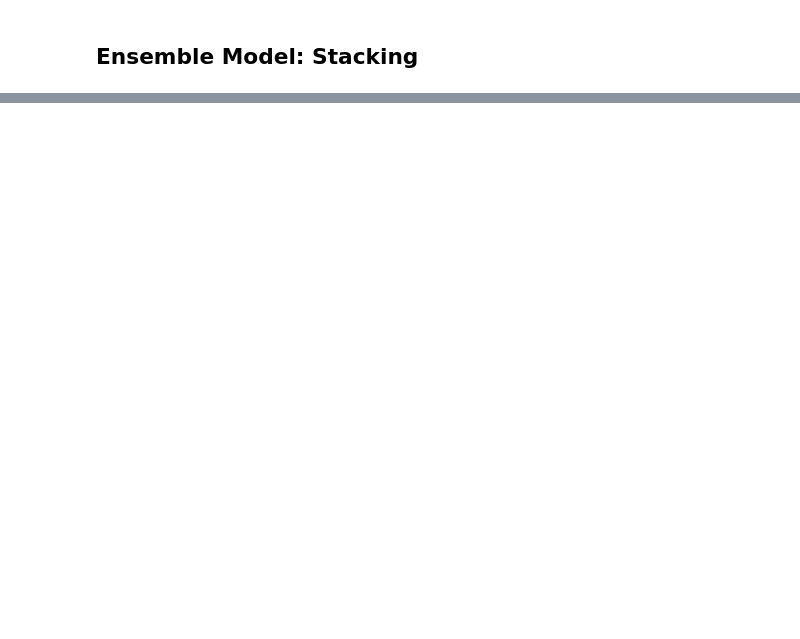
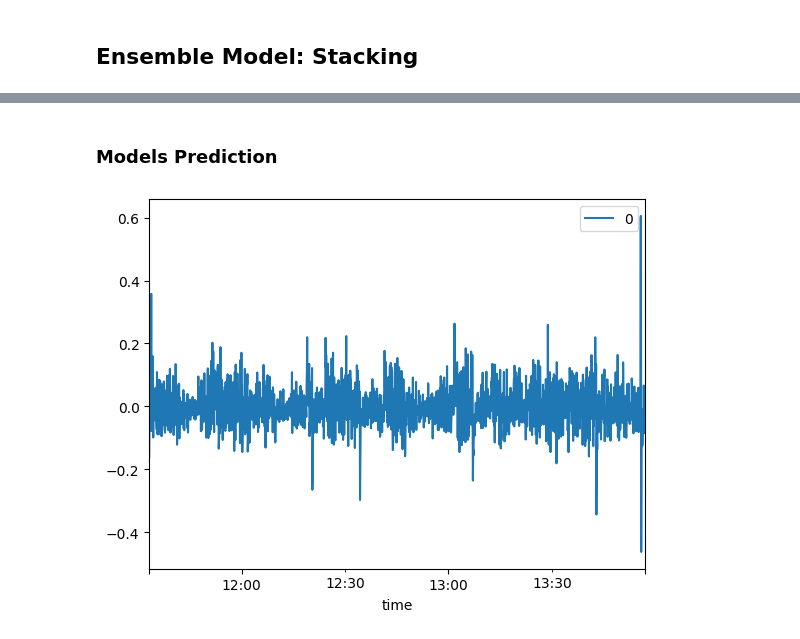
Before and after one commit to meng-rcis/rcie-system-metrics-prediction, a Jupyter notebook: two-stages/metrics/v2/v2.2/metrics.ensemble.stacking.ipynb, the cells around one changed output, grey strips where cells are left out. Drawn from its saved outputs; the diff is of its cells as text; code cells hidden in the pictures; blank space fills up the shorter version.

Commit message:
Add ARIMA Model

```diff
--- a/two-stages/metrics/v2/v2.2/metrics.ensemble.stacking.ipynb
+++ b/two-stages/metrics/v2/v2.2/metrics.ensemble.stacking.ipynb
@@ -26,14 +12,0 @@ from statsmodels.tsa.arima.model import ARIMA
-# %%
-df = pickle.load(open('../common/df.p', 'rb'))
-feature_cols = pickle.load(open('../common/feature_cols.p', 'rb'))
-target_col = ['cpu_usage']
-
-df_reset = df.reset_index()
-X = df_reset[feature_cols]
-y = df_reset[target_col]
-
-# Split data
-train_size = int(len(df) * 0.8)
-train, test = df_reset[0:train_size], df_reset[train_size:len(df)]
-X_train, y_train = train[feature_cols], train[target_col]
-X_test, y_test = test[feature_cols], test[target_col]
@@ -71,0 +13,6 @@ You can set `force_col_wise=true` to remove the overhead.
+# %%
+df = pickle.load(open('../common/df.p', 'rb'))
+
+# Split data into train and test sets 80:20
+train_size = int(len(df) * 0.8)
+train_cpu, test_cpu = df['cpu_usage'].iloc[:train_size], df['cpu_usage'].iloc[train_size:]
@@ -71,0 +25,15 @@ You can set `force_col_wise=true` to remove the overhead.
+# %%
+def train_arima(series, order=(1,1,1)):
+    """
+    Train an ARIMA model on a given time series.
+
+    Parameters:
+    - series: Pandas Series object representing the time series data.
+    - order: A tuple representing the (p,d,q) parameters for ARIMA.
+
+    Returns:
+    - model_fit: The trained ARIMA model.
+    """
+    model = ARIMA(series, order=order)
+    model_fit = model.fit()
+    return model_fit
@@ -71,0 +63,4 @@ You can set `force_col_wise=true` to remove the overhead.
+# %%
+cpu_arima_model = train_arima(train_cpu, (1,0,2))
+# %% [markdown]
+### Models Prediction
@@ -71,0 +71,6 @@ You can set `force_col_wise=true` to remove the overhead.
+# %%
+residuals = pd.DataFrame(cpu_arima_model.resid)
+residuals.plot()
+plt.show()
+# %% [output]
+[figure, added]
```
Also changed, not shown: parts of 14 cells of this notebook.
